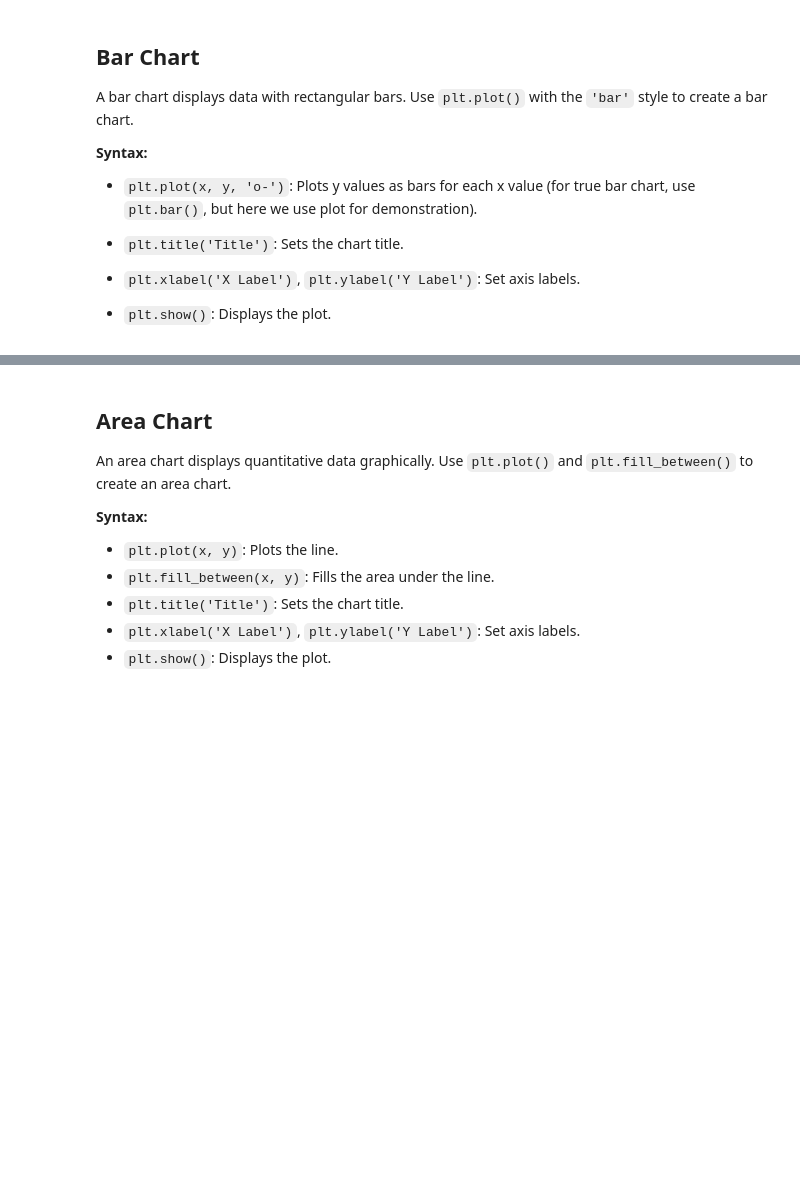
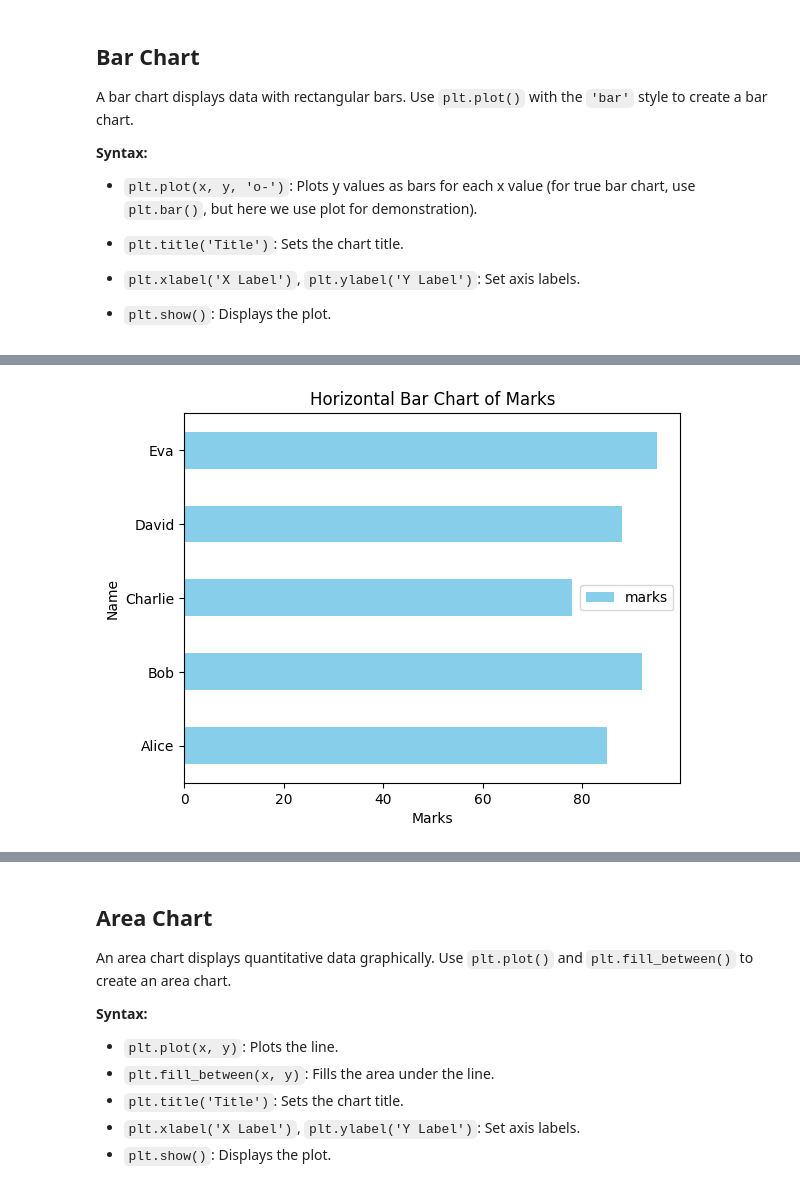
Before and after one commit to ilihas786/Python, a Jupyter notebook: Matplotlib.ipynb, the cells around one changed output, grey strips where cells are left out. Drawn from its saved outputs; the diff is of its cells as text; code cells hidden in the pictures; blank space fills up the shorter version.

```diff
--- a/Matplotlib.ipynb
+++ b/Matplotlib.ipynb
@@ -57,0 +65,9 @@ KeyError: "None of [Index(['Alice', 'Bob', 'Charlie', 'David', 'Eva'], dtype='ob
+# %%
+# Horizontal bar chart example using pandas and matplotlib
+df.plot(x='names', y='marks', kind='barh', color='skyblue')
+plt.title('Horizontal Bar Chart of Marks')
+plt.xlabel('Marks')
+plt.ylabel('Name')
+plt.show()
+# %% [output]
+[figure, added]
```
Also changed, not shown: parts of 6 cells of this notebook, 1 other file.
